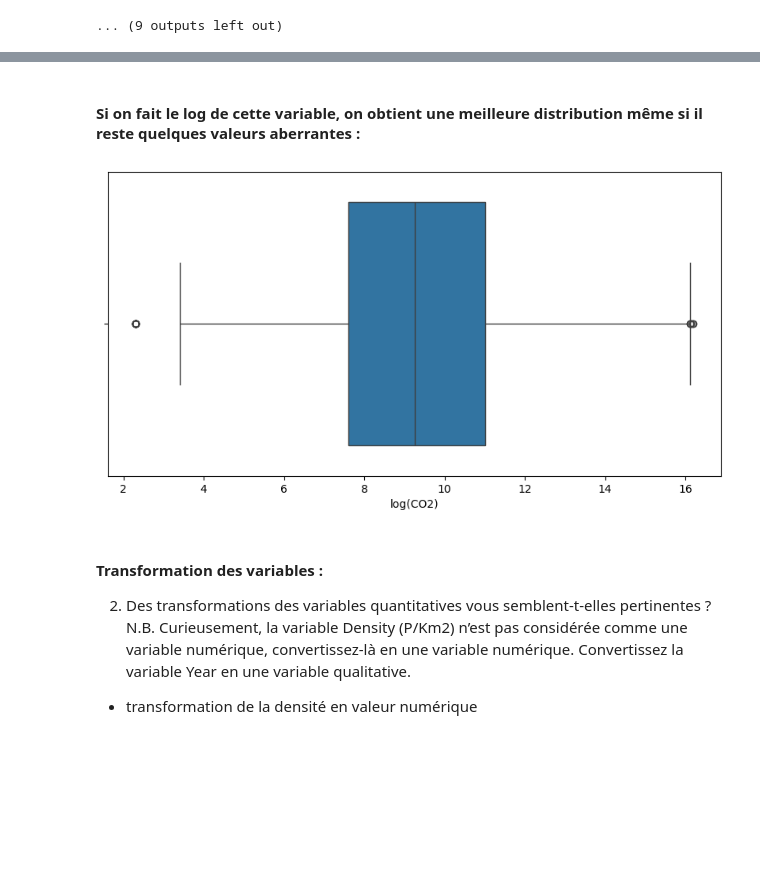
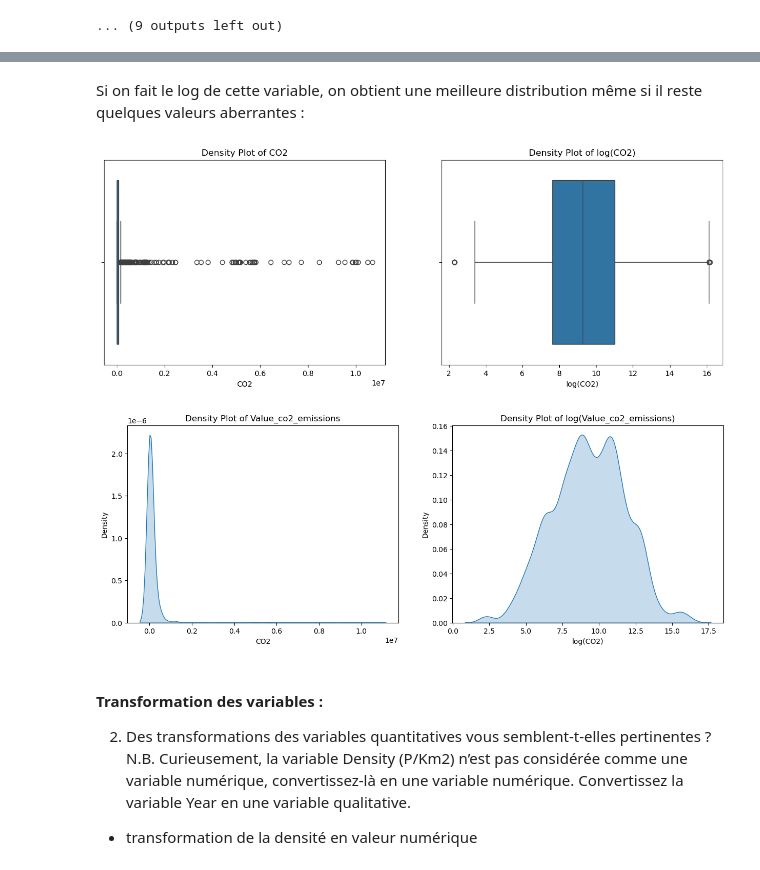
Before and after one commit to hugoguilbot/MLProject, a Jupyter notebook: Projet_ML_Notebook_Final.ipynb, the cells around one changed output, grey strips where cells are left out. Drawn from its saved outputs; the diff is of its cells as text; code cells hidden in the pictures; blank space fills up the shorter version.

```diff
--- a/Modélisation-Regression-Lineaire.ipynb
+++ b/Projet_ML_Notebook_Final.ipynb
@@ -164,12 +155,52 @@ plt.show()
 # %% [markdown]
-#### Si on fait le log de cette variable, on obtient une meilleure distribution même si il reste quelques valeurs aberrantes :
+Si on fait le log de cette variable, on obtient une meilleure distribution même si il reste quelques valeurs aberrantes :
-# %%
-plt.figure(figsize=(10,5))
-plt.xlabel('log(CO2)')
-sns.boxplot(x=np.log(data['Émissions de CO2 (kt par pays)']))
-plt.show()
-# %% [output]
-[figure, removed]
+# %%
+
+import matplotlib.pyplot as plt
+import seaborn as sns
+
+# Création de la figure avec deux sous-graphiques
+plt.figure(figsize=(15, 5))
+
+# Graphique de densité de la variable originale
+plt.subplot(1, 2, 1)
+plt.xlabel('CO2')
+sns.boxplot(x=data['Émissions de CO2 (kt par pays)'])
+plt.title('Density Plot of CO2')
+
+# Graphique de densité du logarithme de la variable
+plt.subplot(1, 2, 2)
+plt.xlabel('log(CO2)')
+sns.boxplot(x=np.log(data['Émissions de CO2 (kt par pays)']))
+plt.title('Density Plot of log(CO2)')
+
+# Afficher les graphiques
+plt.show()
+# %% [output]
+[figure, added]
+# %%
+import matplotlib.pyplot as plt
+import seaborn as sns
+
+# Création de la figure avec deux sous-graphiques
+plt.figure(figsize=(15, 5))
+
+# Graphique de densité de la variable originale
+plt.subplot(1, 2, 1)
+plt.xlabel('CO2')
+sns.kdeplot(data['Émissions de CO2 (kt par pays)'], fill=True)
+plt.title('Density Plot of Value_co2_emissions')
+
+# Graphique de densité du logarithme de la variable
+plt.subplot(1, 2, 2)
+plt.xlabel('log(CO2)')
+sns.kdeplot(np.log(data['Émissions de CO2 (kt par pays)']), fill=True)
+plt.title('Density Plot of log(Value_co2_emissions)')
+
+# Afficher les graphiques
+plt.show()
+# %% [output]
+[figure, added]
 # %% [markdown]
 #### Transformation des variables :
 
```
Also changed, not shown: parts of 13 cells of this notebook.
